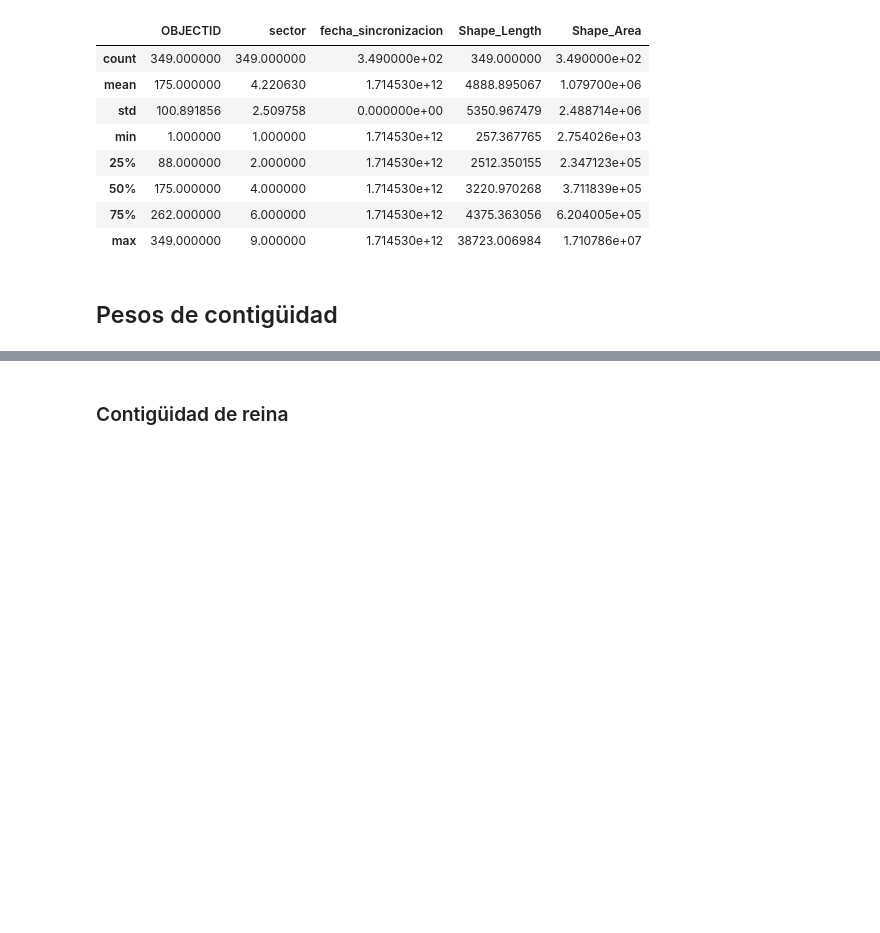
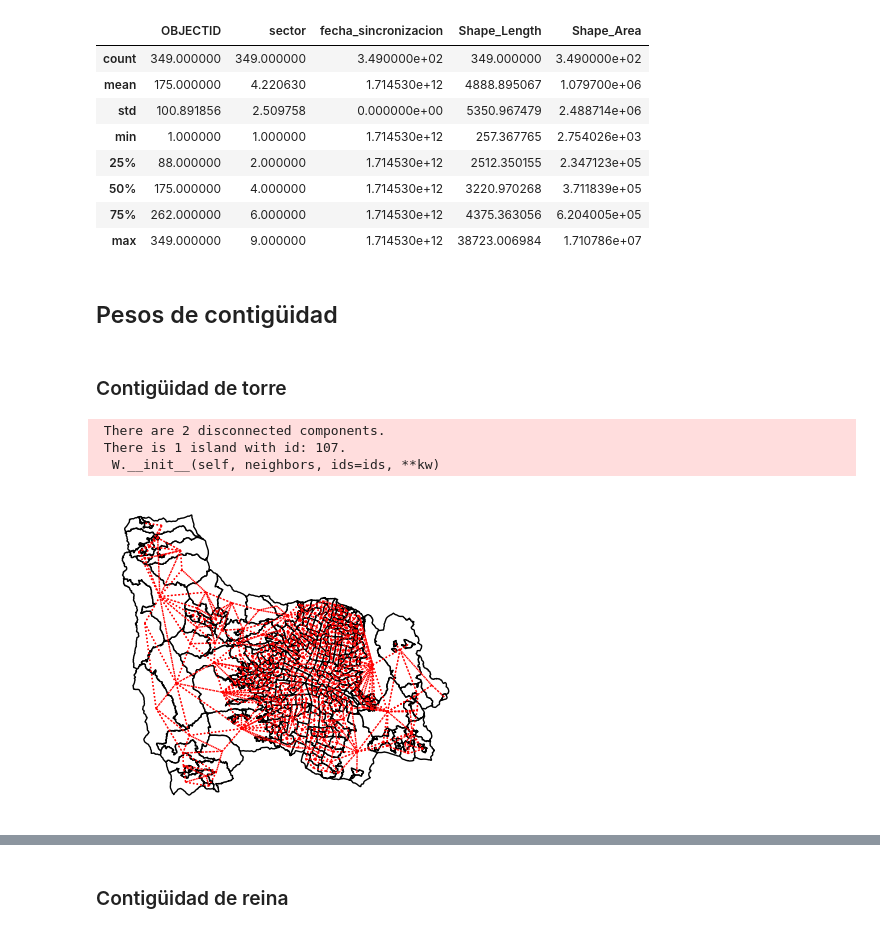
Before and after one commit to jdavidortega/Geographic_Data_Science_with_Python, a Jupyter notebook: 2.ipynb, the cells around one changed output, grey strips where cells are left out. Saved outputs shown, nothing was run; the diff lists cells and outputs as text; code cells hidden in the pictures; blank space fills up the shorter version.

Commit message:
Se agrega distancia de torre

```diff
--- a/2.ipynb
+++ b/2.ipynb
@@ -34,3 +34,32 @@ medellin.describe()
 | max | 349.000000 | 9.000000 | 1.714530e+12 | 38723.006984 | 1.710786e+07 |
 # %% [markdown]
 ## Pesos de contigüidad
+# %% [markdown]
+### Contigüidad de torre
+# %%
+wr = weights.contiguity.Rook.from_dataframe(medellin)
+# %% [output]
+ There are 2 disconnected components.
+ There is 1 island with id: 107.
+  W.__init__(self, neighbors, ids=ids, **kw)
+# %%
+# Plot tract geography
+fig, ax = plt.subplots(1, 1, figsize=(8, 4))
+
+# Plot the geography
+medellin.plot(
+    edgecolor="k", facecolor="w", ax=ax
+)
+
+# Plot graph connections
+wr.plot(
+    medellin,
+    ax=ax,
+    edge_kws=dict(color="r", linestyle=":", linewidth=1),
+    node_kws=dict(marker=""),
+)
+
+# Remove the axis
+ax.set_axis_off()
+# %% [output]
+[figure, added]
```
Also changed, not shown: parts of 2 cells of this notebook.
